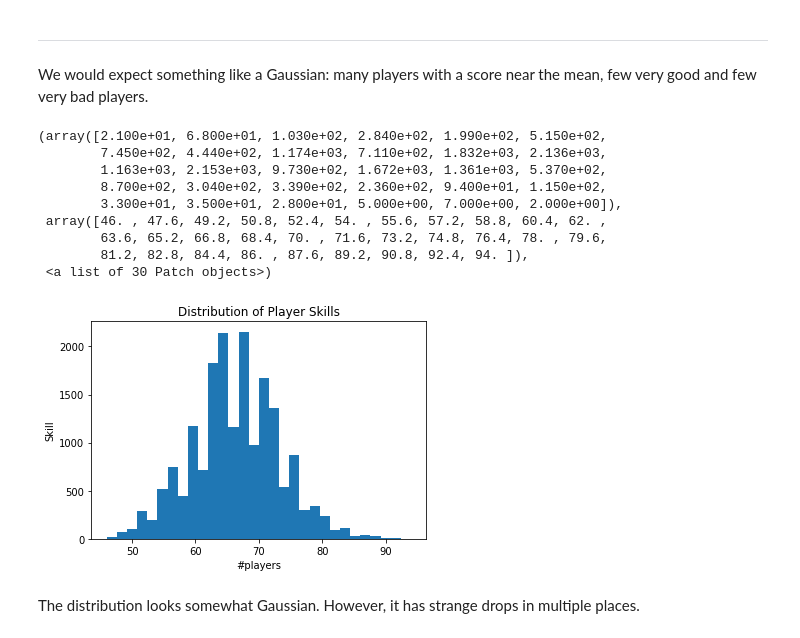
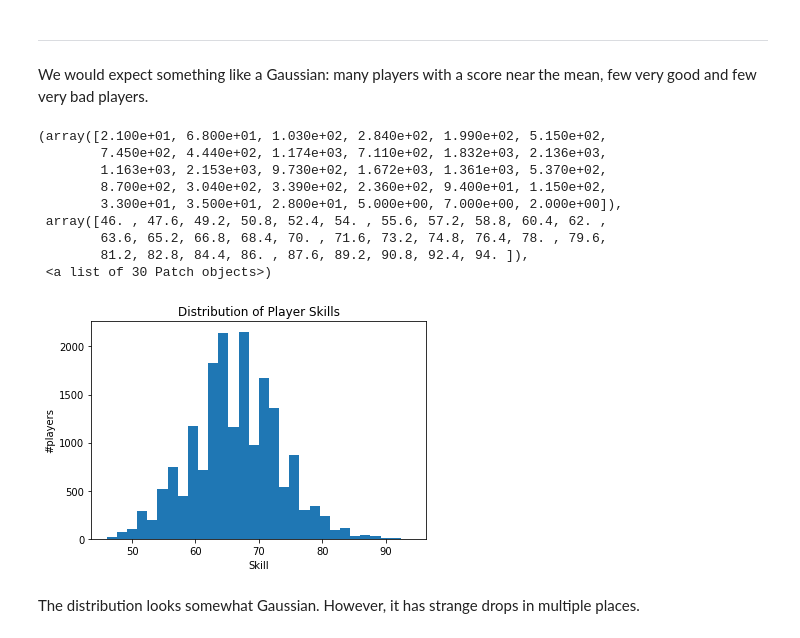
Before and after one commit to epfl-ada/2019, a Jupyter notebook: Homework/02 - Applied ML and Scaling Up/hw2_solutions.ipynb, the cells around one changed output. Drawn from its saved outputs; the diff is of its cells as text; code cells hidden in the pictures.

Commit message:
fix skill plot labels

```diff
--- a/Homework/02 - Applied ML and Scaling Up/hw2_solutions.ipynb
+++ b/Homework/02 - Applied ML and Scaling Up/hw2_solutions.ipynb
@@ -64,21 +64,21 @@ The column *'Overall'* contains a score representing the overall performance of
 
 We would expect something like a Gaussian: many players with a score near the mean, few very good and few very bad players.
 # %%
-plt.xlabel('#players')
-plt.ylabel('Skill')
+plt.xlabel('Skill')
+plt.ylabel('#players')
 plt.title('Distribution of Player Skills')
 plt.hist(players['Overall'], bins=30)
 # %% [output]
 (array([2.100e+01, 6.800e+01, 1.030e+02, 2.840e+02, 1.990e+02, 5.150e+02,
         7.450e+02, 4.440e+02, 1.174e+03, 7.110e+02, 1.832e+03, 2.136e+03,
         1.163e+03, 2.153e+03, 9.730e+02, 1.672e+03, 1.361e+03, 5.370e+02,
         8.700e+02, 3.040e+02, 3.390e+02, 2.360e+02, 9.400e+01, 1.150e+02,
         3.300e+01, 3.500e+01, 2.800e+01, 5.000e+00, 7.000e+00, 2.000e+00]),
  array([46. , 47.6, 49.2, 50.8, 52.4, 54. , 55.6, 57.2, 58.8, 60.4, 62. ,
         63.6, 65.2, 66.8, 68.4, 70. , 71.6, 73.2, 74.8, 76.4, 78. , 79.6,
         81.2, 82.8, 84.4, 86. , 87.6, 89.2, 90.8, 92.4, 94. ]),
  <a list of 30 Patch objects>)
-[figure, old version]
+[figure, new version]
 # %% [markdown]
 The distribution looks somewhat Gaussian. However, it has strange drops in multiple places.
 # %% [markdown]
```
Also changed, not shown: parts of 1 cell of this notebook.
